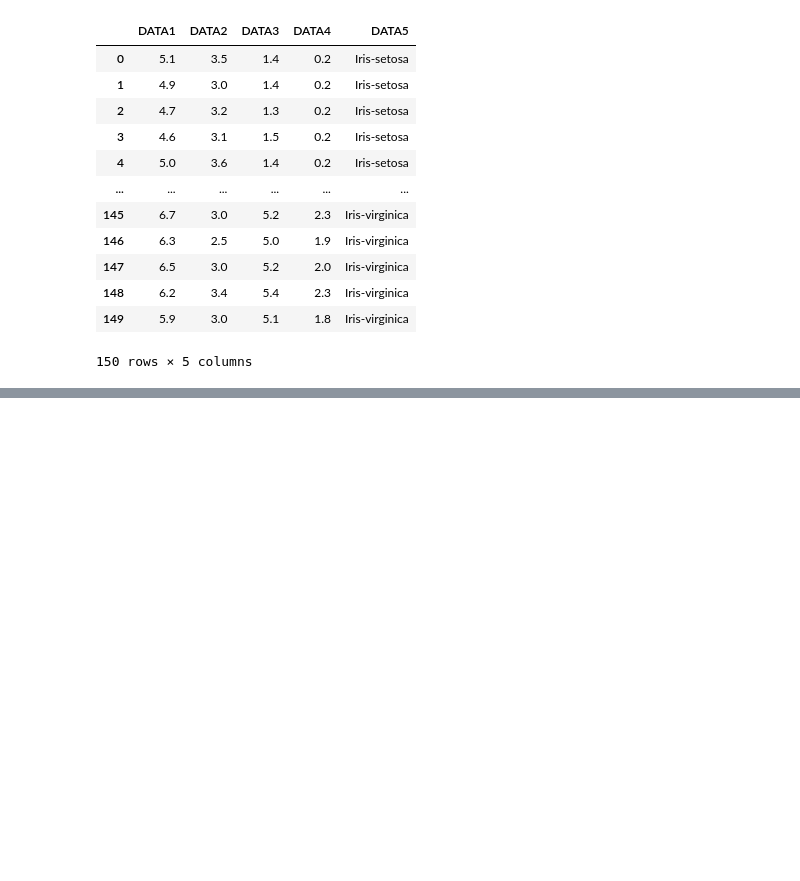
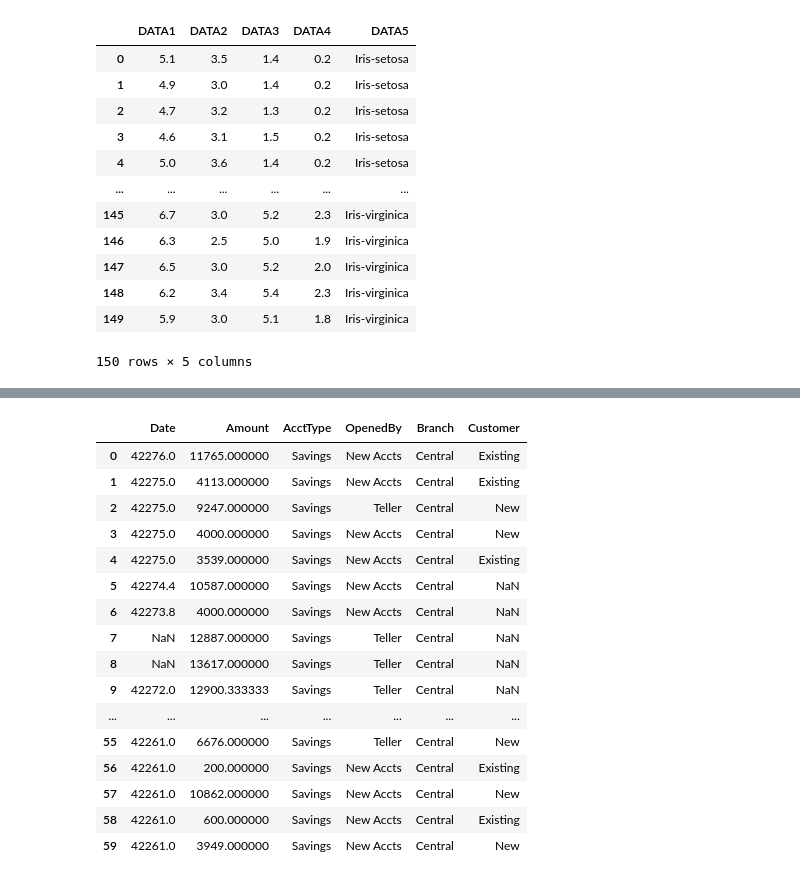
Before and after one commit to Natasha7769/PYTHON, a Jupyter notebook: Data Analysis/pandasbasics/datastructure.ipynb, the cells around one changed output, grey strips where cells are left out. Cells and saved outputs as stored; diff of their text form; code cells hidden in the pictures; blank space fills up the shorter version.

```diff
--- a/Data Analysis/pandasbasics/datastructure.ipynb
+++ b/Data Analysis/pandasbasics/datastructure.ipynb
@@ -539,0 +1462,20 @@ csv9
+# %%
+csv4.interpolate(limit_direction='forward',limit=2)  #backward  #both
+# %% [output]
+|  | Date | Amount | AcctType | OpenedBy | Branch | Customer |
+| 0 | 42276.0 | 11765.000000 | Savings | New Accts | Central | Existing |
+| 1 | 42275.0 | 4113.000000 | Savings | New Accts | Central | Existing |
+| 2 | 42275.0 | 9247.000000 | Savings | Teller | Central | New |
+| 3 | 42275.0 | 4000.000000 | Savings | New Accts | Central | New |
+| 4 | 42275.0 | 3539.000000 | Savings | New Accts | Central | Existing |
+| 5 | 42274.4 | 10587.000000 | Savings | New Accts | Central | NaN |
+| 6 | 42273.8 | 4000.000000 | Savings | New Accts | Central | NaN |
+| 7 | NaN | 12887.000000 | Savings | Teller | Central | NaN |
+| 8 | NaN | 13617.000000 | Savings | Teller | Central | NaN |
+| 9 | 42272.0 | 12900.333333 | Savings | Teller | Central | NaN |
+| ... | ... | ... | ... | ... | ... | ... |
+| 55 | 42261.0 | 6676.000000 | Savings | Teller | Central | New |
+| 56 | 42261.0 | 200.000000 | Savings | New Accts | Central | Existing |
+| 57 | 42261.0 | 10862.000000 | Savings | New Accts | Central | New |
+| 58 | 42261.0 | 600.000000 | Savings | New Accts | Central | Existing |
+| 59 | 42261.0 | 3949.000000 | Savings | New Accts | Central | New |
```
Also changed, not shown: parts of 98 cells of this notebook, 2 other files.
